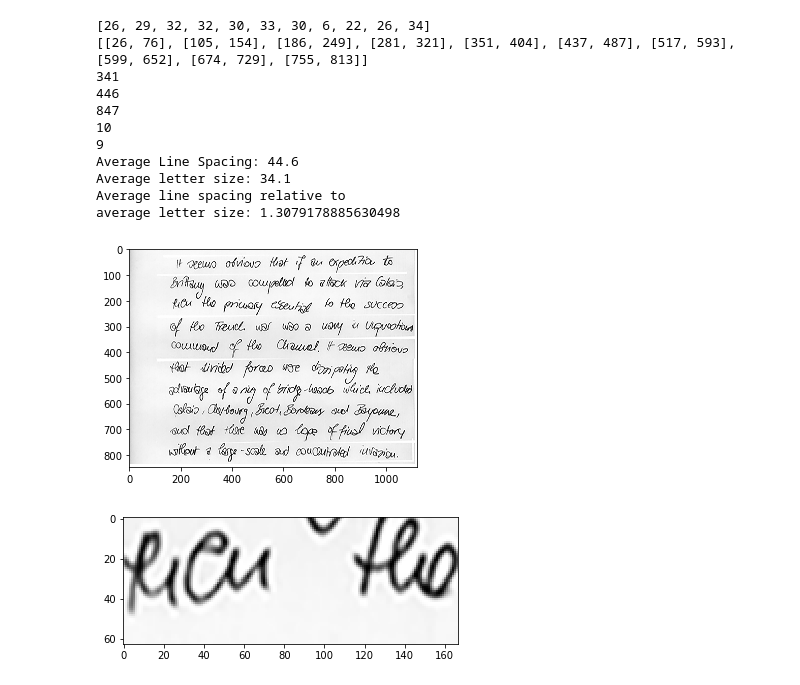
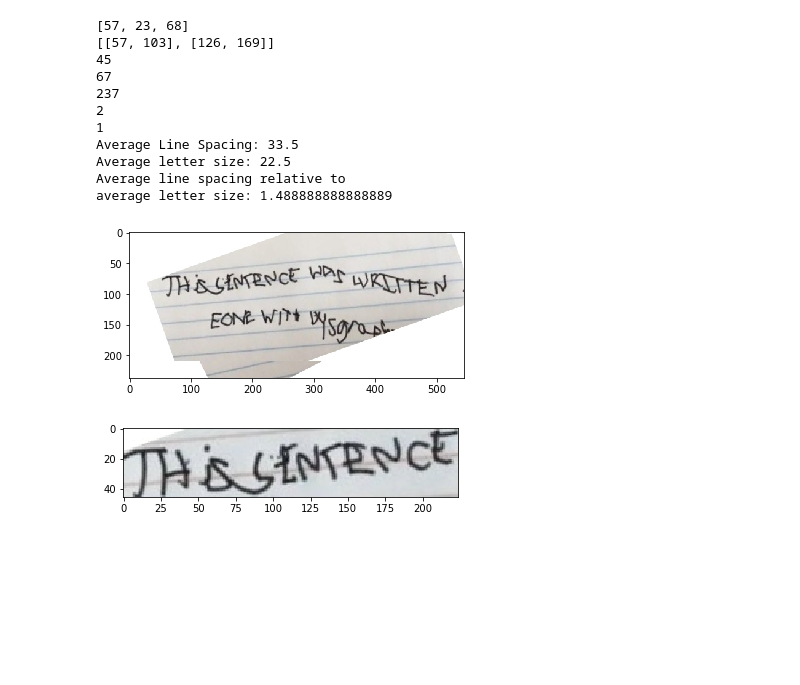
Before and after one commit to Sanatan-Shrivastava/Detect-Dysgraphia, a Jupyter notebook: 2lines_and _words.ipynb, the cells around one changed output. Cells and saved outputs as stored; diff of their text form; code cells hidden in the pictures; blank space fills up the shorter version.

```diff
--- a/2lines_and _words.ipynb
+++ b/2lines_and _words.ipynb
@@ -24,7 +24,7 @@ def threshold(image, t):
 #     ret, image = cv2.threshold(image, t, 255, cv2.THRESH_BINARY)
     return image
 # %%
-image = cv2.imread('images/hand_rot.PNG')
+image = cv2.imread('images/straightened.jpg')
 # cv2.imshow('image',image)
 myImPrt(image)
 # %% [output]
@@ -226,21 +220,21 @@ print ("Average letter size: "+ str(average_letter_size))
 # print ("Top margin relative to average letter size: "+str(relative_top_margin))
 print("Average line spacing relative to \naverage letter size: "+str(relative_line_spacing))
 # %% [output]
-[26, 29, 32, 32, 30, 33, 30, 6, 22, 26, 34]
-[[26, 76], [105, 154], [186, 249], [281, 321], [351, 404], [437, 487], [517, 593], [599, 652], [674, 729], [755, 813]]
-341
-446
-847
-10
-9
-Average Line Spacing: 44.6
-Average letter size: 34.1
+[57, 23, 68]
+[[57, 103], [126, 169]]
+45
+67
+237
+2
+1
+Average Line Spacing: 33.5
+Average letter size: 22.5
 Average line spacing relative to
-average letter size: 1.3079178885630498
+average letter size: 1.488888888888889
 # %%
 myImPrt(image)
 # %% [output]
-[figure, old version]
+[figure, new version]
 # %%
 # Extraction of words from the lines using vertical projection
 # Width of the whole document is found once.
@@ -315,9 +309,9 @@ for i, line in enumerate(lines):
 # %%
 # cv2.imshow("word "+str(i), thresh[words[0][0]:words[0][1], words[0][2]:words[0][3]])
 # print("Words count is: ")
 # print(len(words))
-word = words[15]
+word = words[0]
 myBWImPrt(image[word[0]:word[1], word[2]:word[3]])
 # myBWImPrt(thresh)
 # %% [output]
-[figure, old version]
+[figure, new version]
```
Also changed, not shown: parts of 7 cells of this notebook, 56 other files.
